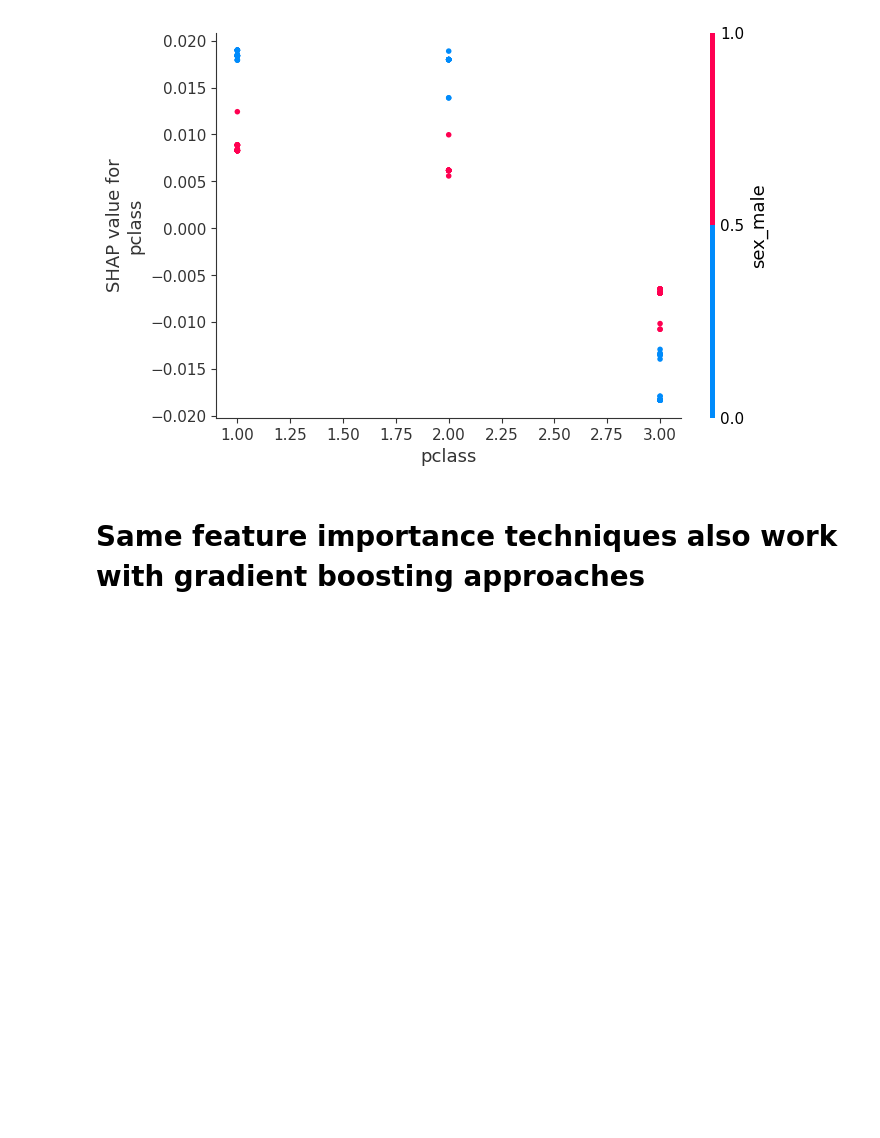
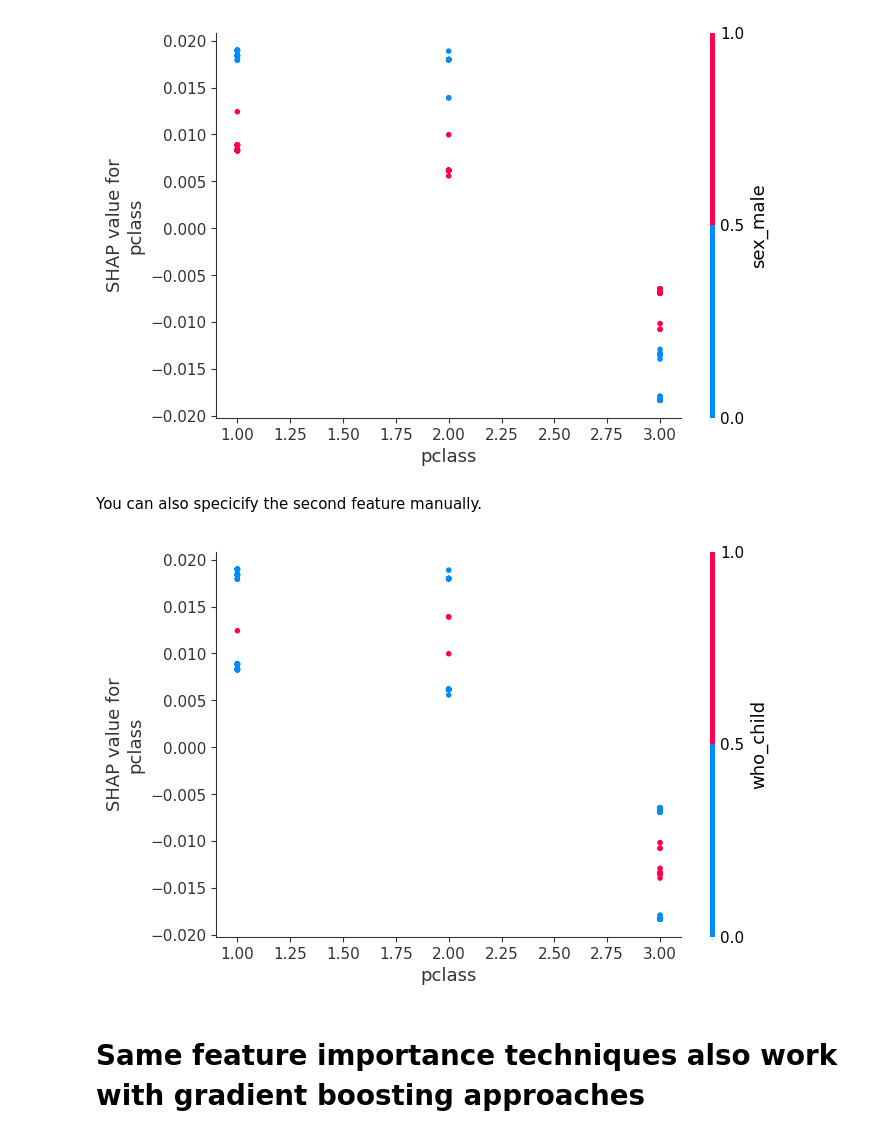
Before and after one commit to leropo00/ml_digital_art, a Jupyter notebook: notebooks/tutorial/tutorial_feature_importance_tabular_data.ipynb, the cells around one changed output. Cells and saved outputs as stored; diff of their text form; code cells hidden in the pictures; blank space fills up the shorter version.

Commit message:
added some more explanation about dependence plot

```diff
--- a/notebooks/tutorial/tutorial_feature_importance_tabular_data.ipynb
+++ b/notebooks/tutorial/tutorial_feature_importance_tabular_data.ipynb
@@ -239,6 +256,12 @@ plt.show()
 shap.dependence_plot("pclass", shap_values[:, :, 1], X_test)
 # %% [output]
 [figure]
+# %% [markdown]
+You can also specicify the second feature manually.
+# %%
+shap.dependence_plot("pclass", shap_values[:, :, 1], X_test, interaction_index="who_child")
+# %% [output]
+[figure, added]
 # %% [markdown]
 # Same feature importance techniques also work with gradient boosting approaches
 # %% [markdown]
```
Also changed, not shown: parts of 4 cells of this notebook.
